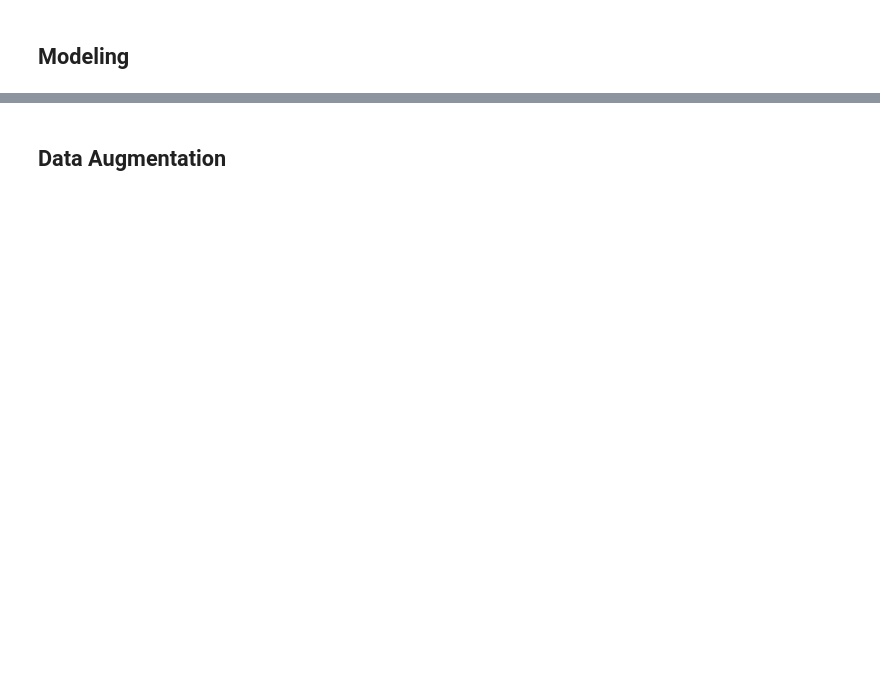
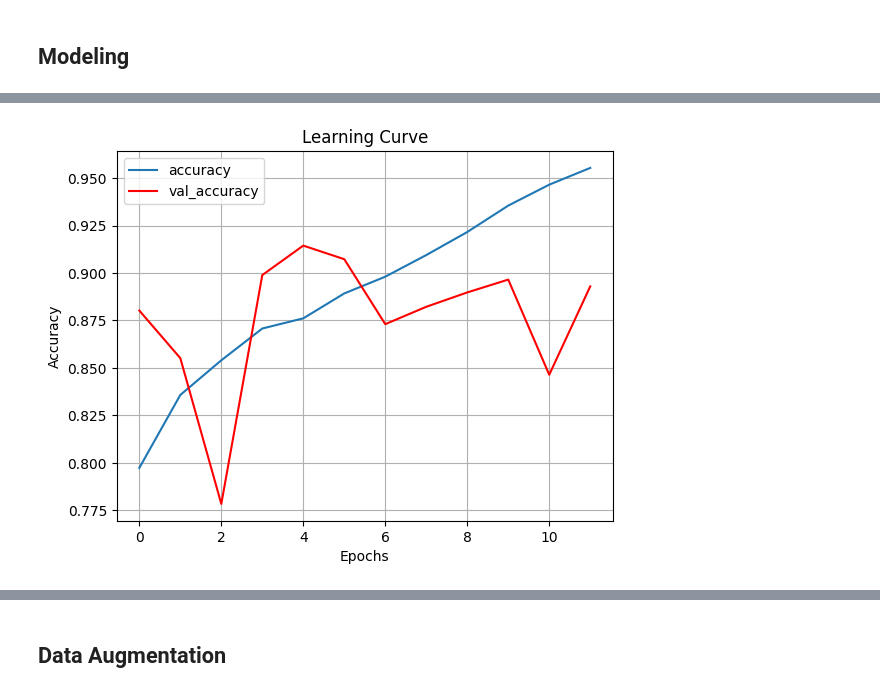
Before and after one commit to GrCOTE7/deep_learning_course, a Jupyter notebook: 04-02_CNNs pour Poubelle Intelligente.ipynb, the cells around one changed output, grey strips where cells are left out. Drawn from its saved outputs; the diff is of its cells as text; code cells hidden in the pictures; blank space fills up the shorter version.

```diff
--- a/04-02_CNNs pour Poubelle Intelligente.ipynb
+++ b/04-02_CNNs pour Poubelle Intelligente.ipynb
@@ -314,32 +318,17 @@ tf.keras.utils.plot_model(model)
 # %%
 import matplotlib.pyplot as plt
 
 def plot_learning_curve(history):
 
-  plt.plot(list(range(len(history['loss']))), history['loss'], label='loss')
-  plt.plot(list(range(len(history['val_loss']))), history['val_loss'], label='val_loss')
-  plt.plot(list(range(len(history['accuracy']))), history['accuracy'], label='accuracy', c='r')
+  plt.plot(list(range(len(history['accuracy']))), history['accuracy'], label='accuracy')
+  plt.plot(list(range(len(history['val_accuracy']))), history['val_accuracy'], label='val_accuracy', c='r')
   plt.xlabel('Epochs')
-  plt.ylabel("Loss")
-  plt.title("Learning Curve avec MSE")
-  plt.legend()
+  plt.ylabel("Accuracy")
+  plt.title("Learning Curve")
+  plt.legend(loc="upper left")
   plt.grid()
   plt.show()
-
-def plot_accuracy_curve(history):
-
-  plt.plot(list(range(len(history['accuracy']))), history['accuracy'], label = "accuracy")
-  plt.plot(list(range(len(history['val_accuracy']))), history['val_accuracy'], label="val_accuracy")
-  plt.xlabel('Epochs')
-  plt.ylabel("accuracy")
-  plt.title("Accuracy Curve")
-  plt.legend(loc='upper left')
-  plt.show()
-
-plot_learning_curve(h.history)
-plot_accuracy_curve(history)
-
-model_save = tf.keras.models.load_model('best_model.h5')
-model_save.evaluate(a_test_images, test_labels)
+# %% [output]
+[figure, added]
 # %%
 plot_learning_curve(h.history)
```
Also changed, not shown: parts of 14 cells of this notebook.
